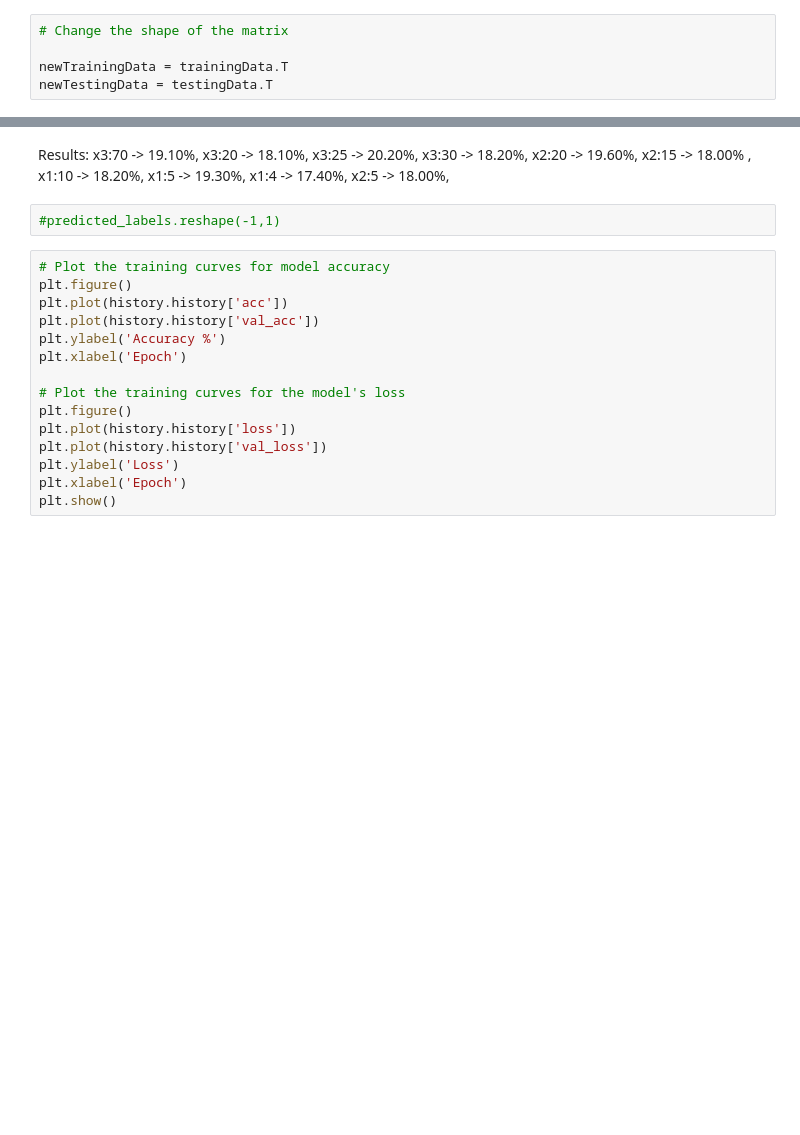
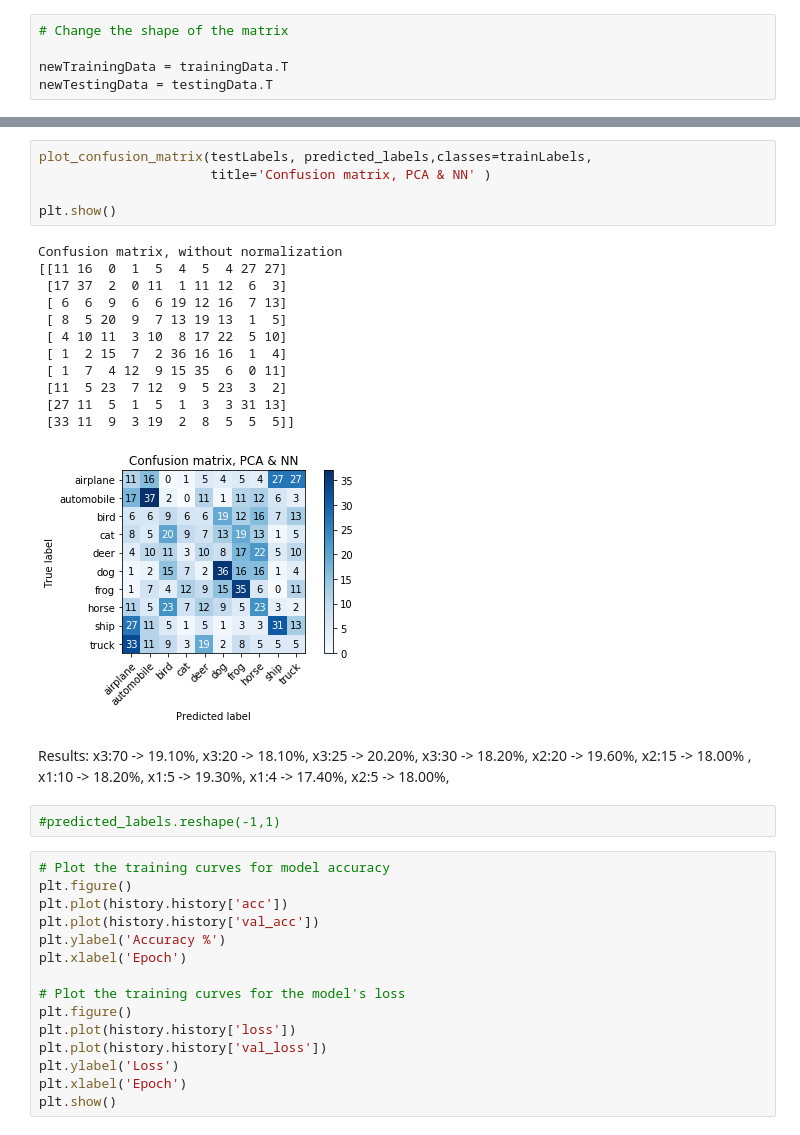
Before and after one commit to codingWithAndy/CSCM45-Big_Data_and_Machine_Learning, a Jupyter notebook: Assignment/Assignment 2.ipynb, the cells around one changed output, grey strips where cells are left out. Cells and saved outputs as stored; diff of their text form; blank space fills up the shorter version.

```diff
--- a/Assignment/Assignment 2.ipynb
+++ b/Assignment/Assignment 2.ipynb
@@ -135,3 +199,21 @@ Percentage accuracy on testing set is: 19.20%
+# %%
+plot_confusion_matrix(testLabels, predicted_labels,classes=trainLabels,
+                      title='Confusion matrix, PCA & NN' )
+
+plt.show()
+# %% [output]
+Confusion matrix, without normalization
+[[11 16  0  1  5  4  5  4 27 27]
+ [17 37  2  0 11  1 11 12  6  3]
+ [ 6  6  9  6  6 19 12 16  7 13]
+ [ 8  5 20  9  7 13 19 13  1  5]
+ [ 4 10 11  3 10  8 17 22  5 10]
+ [ 1  2 15  7  2 36 16 16  1  4]
+ [ 1  7  4 12  9 15 35  6  0 11]
+ [11  5 23  7 12  9  5 23  3  2]
+ [27 11  5  1  5  1  3  3 31 13]
+ [33 11  9  3 19  2  8  5  5  5]]
+[figure, added]
 # %% [markdown]
 Results:
 x3:70 -> 19.10%, x3:20 -> 18.10%, x3:25 -> 20.20%, x3:30 -> 18.20%, x2:20 -> 19.60%, x2:15 -> 18.00% , x1:10 -> 18.20%, x1:5 -> 19.30%, x1:4 -> 17.40%, x2:5 -> 18.00%,
```
Also changed, not shown: parts of 30 cells of this notebook.
